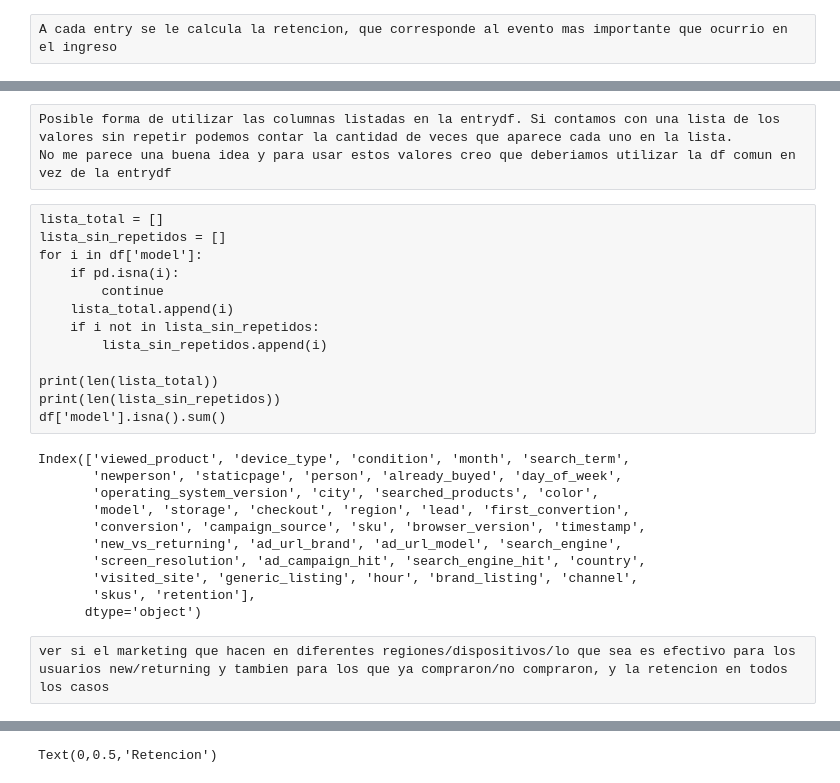
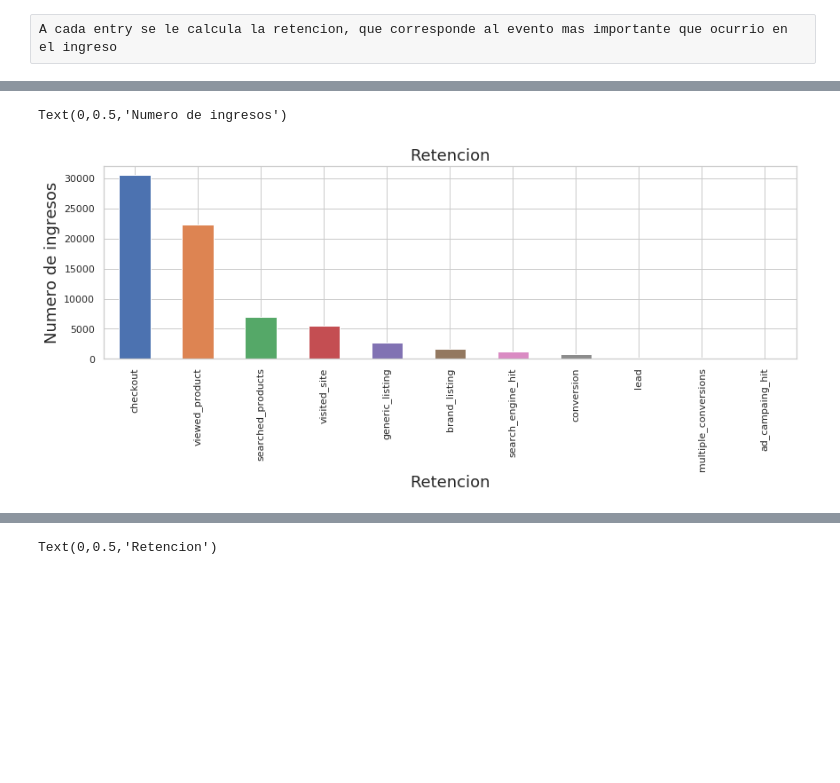
Before and after one commit to MartinCohen98/OrganizacionDeDatosTP1, a Jupyter notebook: notebook_tp.ipynb, the cells around one changed output, grey strips where cells are left out. Saved outputs shown, nothing was run; the diff lists cells and outputs as text; code cells hidden in the pictures; blank space fills up the shorter version.

```diff
--- a/notebook_tp.ipynb
+++ b/notebook_tp.ipynb
@@ -192,31 +160,8 @@ ad_campaign_hit_df.describe(include = 'all')
-# %% [raw]
-Posible forma de utilizar las columnas listadas en la entrydf. Si contamos con una lista de los valores sin repetir podemos contar la cantidad de veces que aparece cada uno en la lista.
-No me parece una buena idea y para usar estos valores creo que deberiamos utilizar la df comun en vez de la entrydf
-# %% [raw]
-lista_total = []
-lista_sin_repetidos = []
-for i in df['model']:
-    if pd.isna(i):
-        continue
-    lista_total.append(i)
-    if i not in lista_sin_repetidos:
-        lista_sin_repetidos.append(i)
-
-print(len(lista_total))
-print(len(lista_sin_repetidos))
-df['model'].isna().sum()
-# %%
-entrydf.columns
-# %% [output]
-Index(['viewed_product', 'device_type', 'condition', 'month', 'search_term',
-       'newperson', 'staticpage', 'person', 'already_buyed', 'day_of_week',
-       'operating_system_version', 'city', 'searched_products', 'color',
-       'model', 'storage', 'checkout', 'region', 'lead', 'first_convertion',
-       'conversion', 'campaign_source', 'sku', 'browser_version', 'timestamp',
-       'new_vs_returning', 'ad_url_brand', 'ad_url_model', 'search_engine',
-       'screen_resolution', 'ad_campaign_hit', 'search_engine_hit', 'country',
-       'visited_site', 'generic_listing', 'hour', 'brand_listing', 'channel',
-       'skus', 'retention'],
-      dtype='object')
-# %% [raw]
-ver si el marketing que hacen en diferentes regiones/dispositivos/lo que sea es efectivo para los usuarios new/returning y tambien para los que ya compraron/no compraron, y la retencion en todos los casos
+# %%
+plot = entrydf['retention'].value_counts().plot(kind='bar',figsize=(14,4));
+plot.set_title("Retencion", fontsize=18)
+plot.set_xlabel("Retencion",fontsize=18)
+plot.set_ylabel("Numero de ingresos", fontsize=18)
+# %% [output]
+Text(0,0.5,'Numero de ingresos')
+[figure, added]
```
Also changed, not shown: parts of 4 cells of this notebook.
